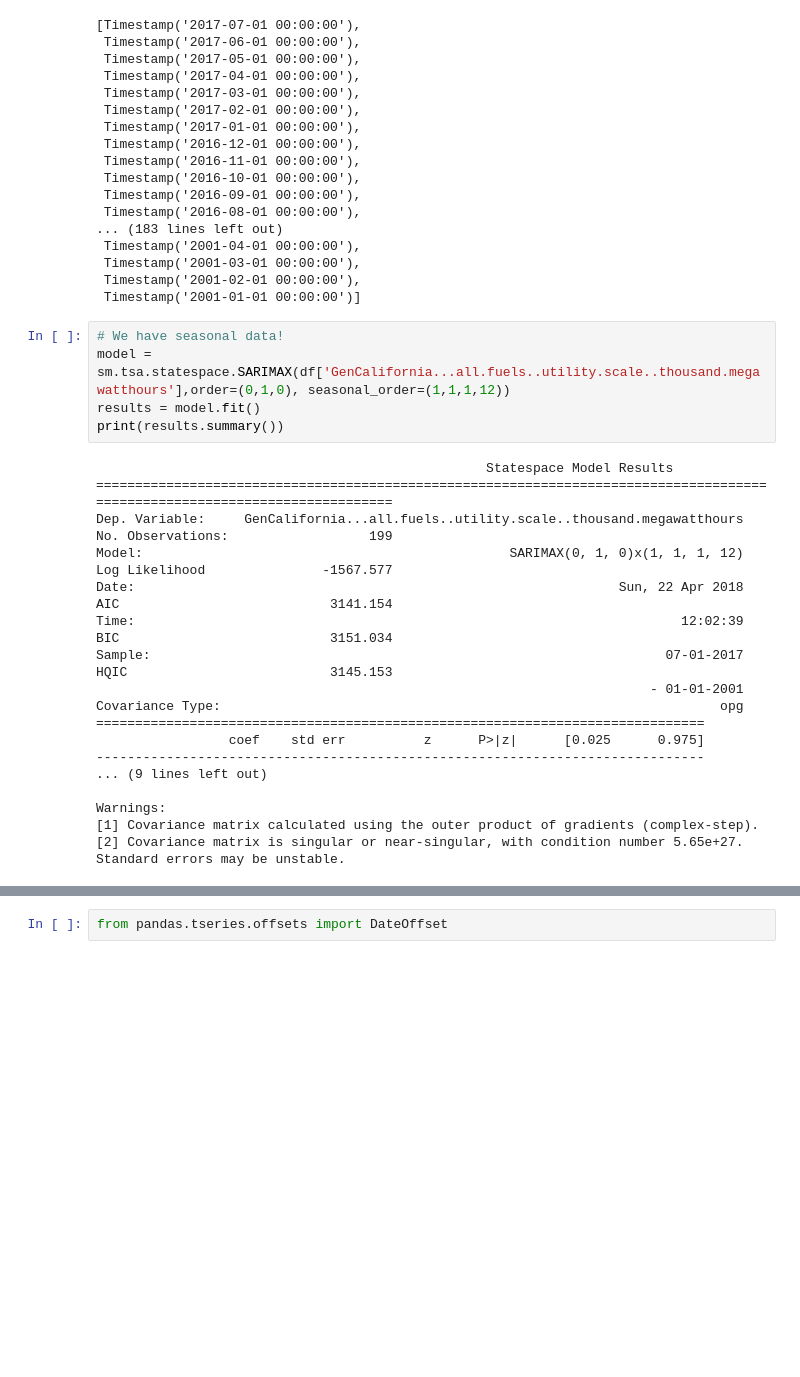
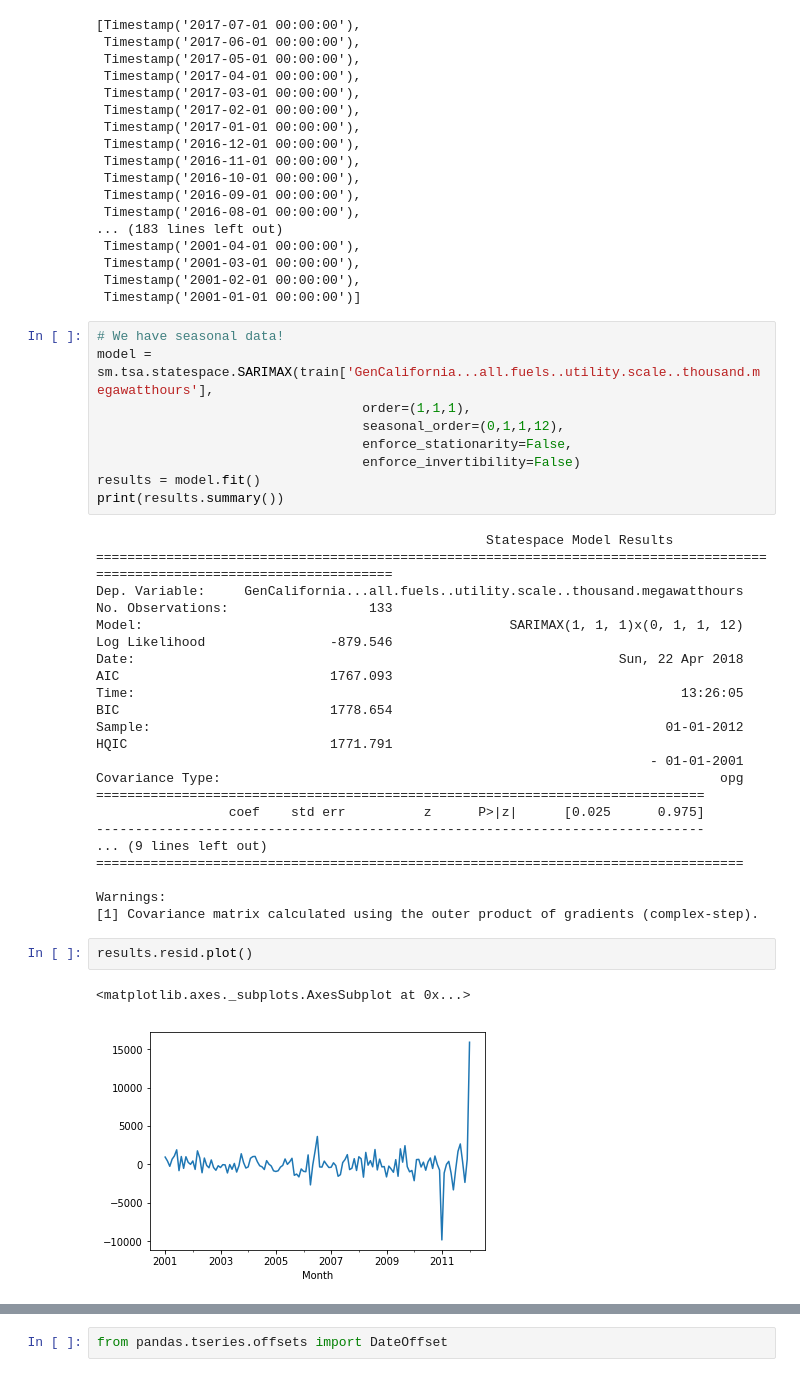
Before and after one commit to negarfazeli/energy-prediction, a Jupyter notebook: Ahmed/ARIMA & S-ARIMA.ipynb, the cells around one changed output, grey strips where cells are left out. Saved outputs shown, nothing was run; the diff lists cells and outputs as text; blank space fills up the shorter version.

```diff
--- a/Ahmed/ARIMA & S-ARIMA.ipynb
+++ b/Ahmed/ARIMA & S-ARIMA.ipynb
@@ -307,24 +307,33 @@ list(df.index)
  Timestamp('2001-01-01 00:00:00')]
 # %%
 # We have seasonal data!
-model = sm.tsa.statespace.SARIMAX(df['GenCalifornia...all.fuels..utility.scale..thousand.megawatthours'],order=(0,1,0), seasonal_order=(1,1,1,12))
+model = sm.tsa.statespace.SARIMAX(train['GenCalifornia...all.fuels..utility.scale..thousand.megawatthours'],
+                                  order=(1,1,1),
+                                  seasonal_order=(0,1,1,12),
+                                  enforce_stationarity=False,
+                                  enforce_invertibility=False)
 results = model.fit()
 print(results.summary())
 # %% [output]
                                                   Statespace Model Results
 ============================================================================================================================
-Dep. Variable:     GenCalifornia...all.fuels..utility.scale..thousand.megawatthours   No. Observations:                  199
-Model:                                               SARIMAX(0, 1, 0)x(1, 1, 1, 12)   Log Likelihood               -1567.577
-Date:                                                              Sun, 22 Apr 2018   AIC                           3141.154
-Time:                                                                      12:02:39   BIC                           3151.034
-Sample:                                                                  07-01-2017   HQIC                          3145.153
+Dep. Variable:     GenCalifornia...all.fuels..utility.scale..thousand.megawatthours   No. Observations:                  133
+Model:                                               SARIMAX(1, 1, 1)x(0, 1, 1, 12)   Log Likelihood                -879.546
+Date:                                                              Sun, 22 Apr 2018   AIC                           1767.093
+Time:                                                                      13:26:05   BIC                           1778.654
+Sample:                                                                  01-01-2012   HQIC                          1771.791
                                                                        - 01-01-2001
 Covariance Type:                                                                opg
 ==============================================================================
                  coef    std err          z      P>|z|      [0.025      0.975]
 ------------------------------------------------------------------------------
 ... (9 lines left out)
+===================================================================================
 
 Warnings:
 [1] Covariance matrix calculated using the outer product of gradients (complex-step).
-[2] Covariance matrix is singular or near-singular, with condition number 5.65e+27. Standard errors may be unstable.
+# %%
+results.resid.plot()
+# %% [output]
+<matplotlib.axes._subplots.AxesSubplot at 0x...>
+[figure, added]
```
Also changed, not shown: parts of 18 cells of this notebook.
